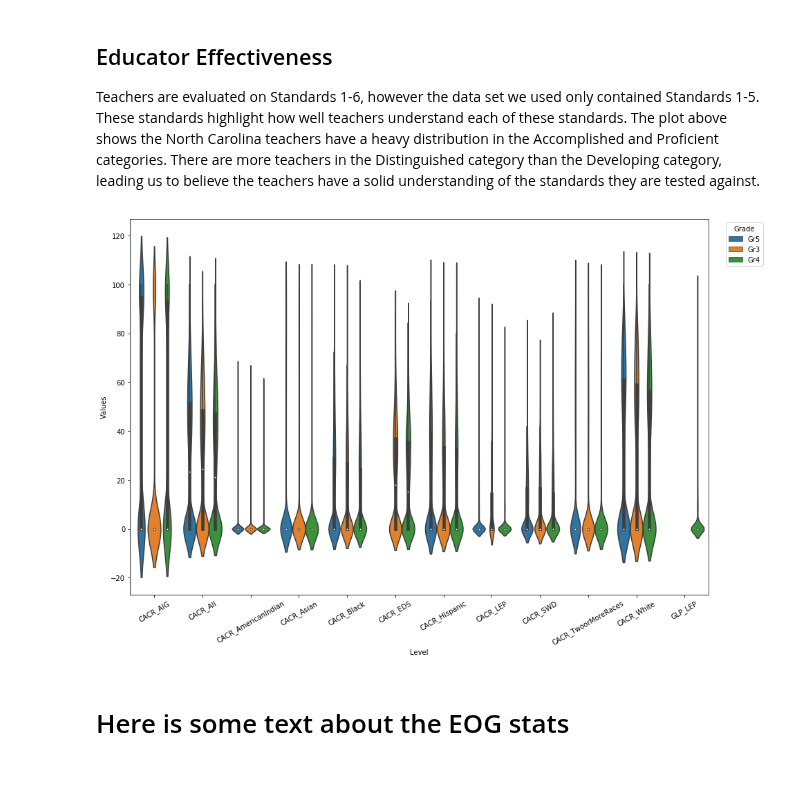
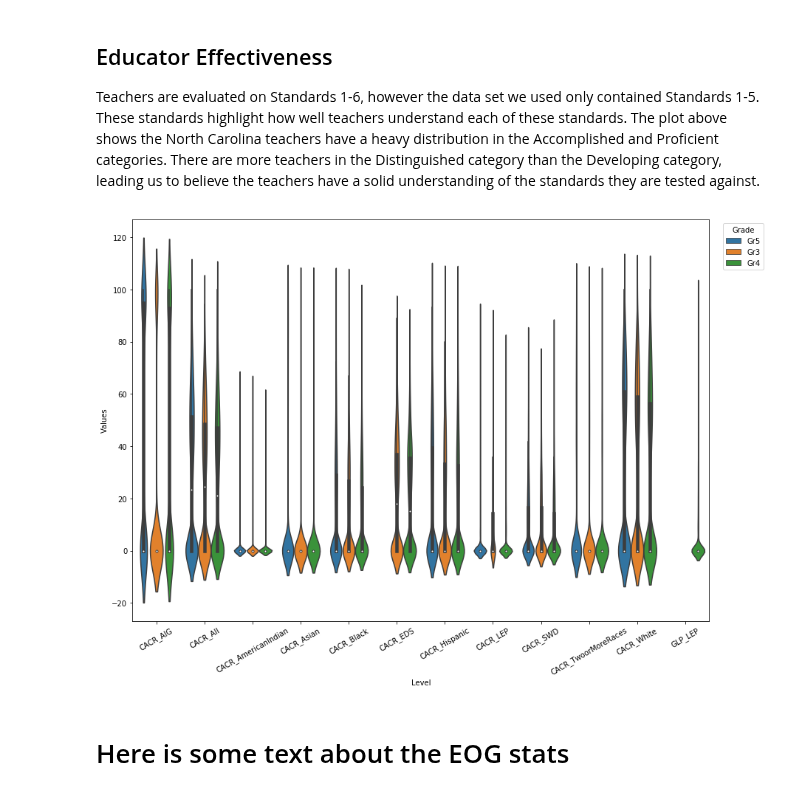
Before and after one commit to stmillett/MSDS7331_NorthCarolinaDataset, a Jupyter notebook: Data Mining - Lab 1.ipynb, the cells around one changed output. Saved outputs shown, nothing was run; the diff lists cells and outputs as text; code cells hidden in the pictures.

```diff
--- a/Data Mining - Lab 1.ipynb
+++ b/Data Mining - Lab 1.ipynb
@@ -417,29 +416,29 @@ EOG_columns['Level'] = EOG_columns['col'].apply(lambda name: re.split('EOGGr[3-5
 
 EOG_columns = EOG_columns.sort_values(by='Level')
 # %%
-a4_dims = (15, 10)
+a4_dims = (14, 10)
 fig, ax = plt.subplots(figsize=a4_dims)
 plot = sns.violinplot(ax=ax,x='Level',y='Values',hue='Grade',data=EOG_columns);
 plt.xticks(rotation=30)
 
 leg = plt.legend( loc = 'upper right',title='Grade')
 
 plt.draw() # Draw the figure so you can find the positon of the legend.
 
 # Get the bounding box of the original legend
 bb = leg.get_bbox_to_anchor().inverse_transformed(ax.transAxes)
 
 # Change to location of the legend.
 xOffset = .1
 bb.x0 += xOffset
 bb.x1 += xOffset
 leg.set_bbox_to_anchor(bb, transform = ax.transAxes)
 
 
 # Update the plot
 plt.show()
 # %% [output]
-[figure, old version]
+[figure, new version]
 # %% [markdown]
 # Here is some text about the EOG stats
 # %%
```
Also changed, not shown: parts of 17 cells of this notebook.
